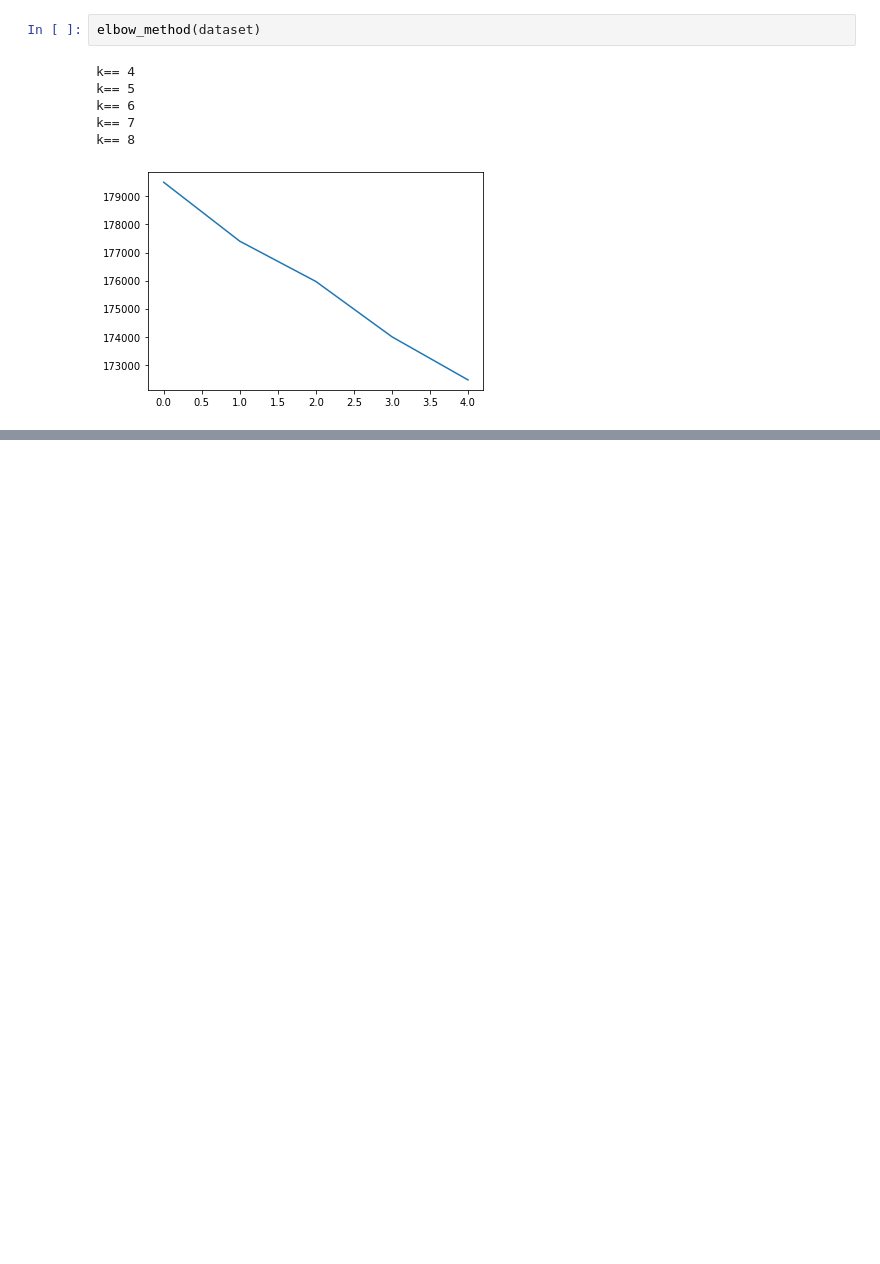
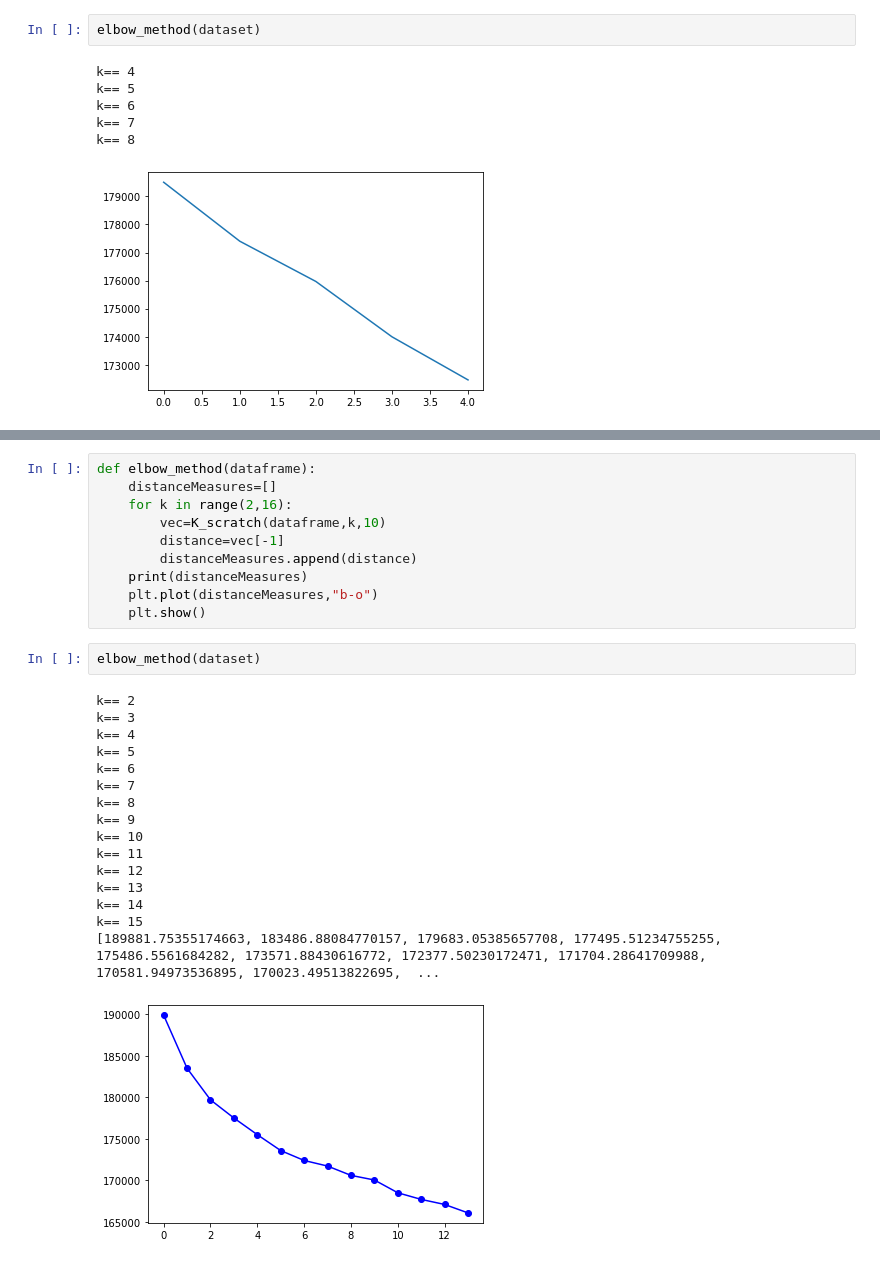
Before and after one commit to FilMastro/ADM-Homework4, a Jupyter notebook: HW4.ipynb, the cells around one changed output, grey strips where cells are left out. Drawn from its saved outputs; the diff is of its cells as text; blank space fills up the shorter version.

```diff
--- a/HW4.ipynb
+++ b/HW4.ipynb
@@ -652,0 +674,29 @@ k== 8
+# %%
+def elbow_method(dataframe):
+    distanceMeasures=[]
+    for k in range(2,16):
+        vec=K_scratch(dataframe,k,10)
+        distance=vec[-1]
+        distanceMeasures.append(distance)
+    print(distanceMeasures)
+    plt.plot(distanceMeasures,"b-o")
+    plt.show()
+# %%
+elbow_method(dataset)
+# %% [output]
+k== 2
+k== 3
+k== 4
+k== 5
+k== 6
+k== 7
+k== 8
+k== 9
+k== 10
+k== 11
+k== 12
+k== 13
+k== 14
+k== 15
+[189881.75355174663, 183486.88084770157, 179683.05385657708, 177495.51234755255, 175486.5561684282, 173571.88430616772, 172377.50230172471, 171704.28641709988, 170581.94973536895, 170023.49513822695,  ...
+[figure, added]
```
Also changed, not shown: parts of 5 cells of this notebook.
